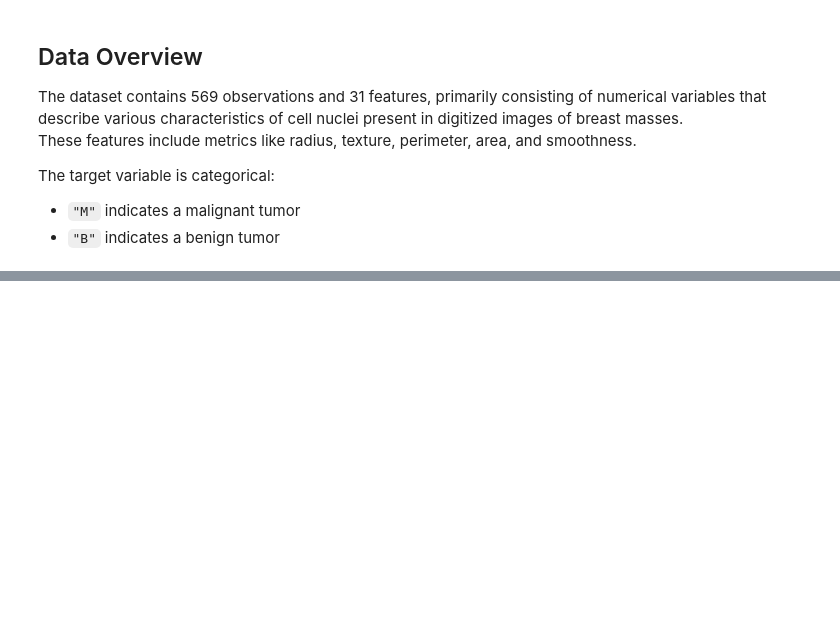
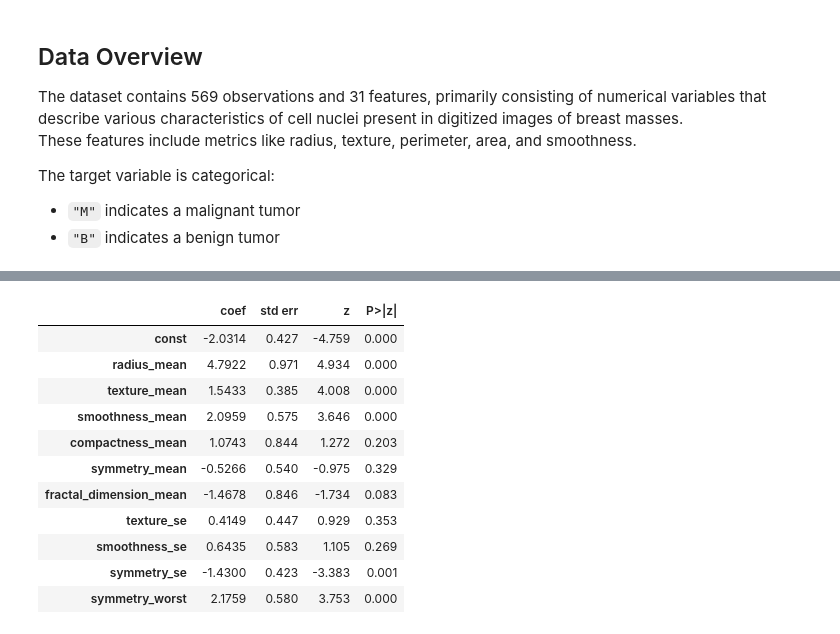
Before and after one commit to ninacunha/DataScienceGeneExpression, a Jupyter notebook: project.ipynb, the cells around one changed output, grey strips where cells are left out. Saved outputs shown, nothing was run; the diff lists cells and outputs as text; code cells hidden in the pictures; blank space fills up the shorter version.

```diff
--- a/project.ipynb
+++ b/project.ipynb
@@ -108,0 +110,40 @@ When performing forward selection, we evaluated model performance using **recall
+# %%
+kf = KFold(n_splits=5, random_state=69, shuffle=True)
+accuracy_scores = {}
+accuracy_model = {}
+
+
+for i, (train_index, test_index) in enumerate(kf.split(X, y)):
+    X_train, X_test = X.iloc[train_index], X.iloc[test_index]
+    y_train, y_test = y.iloc[train_index], y.iloc[test_index]
+
+    # Standardize the data
+    scaler = StandardScaler()
+    X_train_scaled = scaler.fit_transform(X_train)
+    X_train = pd.DataFrame(X_train_scaled, columns=X_train.columns, index=X_train.index)
+    X_test_scaled = scaler.transform(X_test)
+    X_test = pd.DataFrame(X_test_scaled, columns=X_test.columns, index=X_test.index)
+
+    # Remove highly correlated features
+    corr_matrix = X.corr().abs()
+    upper_triangle = corr_matrix.where(np.triu(np.ones(corr_matrix.shape), k=1).astype(bool))
+
+    # drop the features that have a correlation above 0.8
+    to_drop = [column for column in upper_triangle.columns if any(upper_triangle[column] > 0.7)]
+    X_cleaned = X_train.drop(columns=to_drop)
+    X_test = X_test.drop(columns=to_drop)
+
+    # Fit a logistic regression model
+    X_sm = sm.add_constant(X_cleaned)
+    model = sm.Logit(y_train, X_sm).fit()
+    X_sm_test = sm.add_constant(X_test)
+    predictions = model.predict(X_sm_test)
+
+    # Convert probabilities to class labels (0 or 1) by thresholding at 0.5
+    predictions_class = (predictions >= 0.5).astype(int)
+
+    # Calculate accuracy
+    accuracy = accuracy_score(y_test, predictions_class)
+    accuracy_scores[accuracy] = X_cleaned.columns
+    accuracy_model[accuracy] = model
+    # print("Accuracy:", accuracy)
@@ -108,0 +166,16 @@ When performing forward selection, we evaluated model performance using **recall
+# %%
+pval = accuracy_model[max(accuracy_scores)].pvalues
+summarize(accuracy_model[max(accuracy_scores)])
+# %% [output]
+|  | coef | std err | z | P>|z| |
+| const | -2.0314 | 0.427 | -4.759 | 0.000 |
+| radius_mean | 4.7922 | 0.971 | 4.934 | 0.000 |
+| texture_mean | 1.5433 | 0.385 | 4.008 | 0.000 |
+| smoothness_mean | 2.0959 | 0.575 | 3.646 | 0.000 |
+| compactness_mean | 1.0743 | 0.844 | 1.272 | 0.203 |
+| symmetry_mean | -0.5266 | 0.540 | -0.975 | 0.329 |
+| fractal_dimension_mean | -1.4678 | 0.846 | -1.734 | 0.083 |
+| texture_se | 0.4149 | 0.447 | 0.929 | 0.353 |
+| smoothness_se | 0.6435 | 0.583 | 1.105 | 0.269 |
+| symmetry_se | -1.4300 | 0.423 | -3.383 | 0.001 |
+| symmetry_worst | 2.1759 | 0.580 | 3.753 | 0.000 |
```
Also changed, not shown: parts of 10 cells of this notebook.
